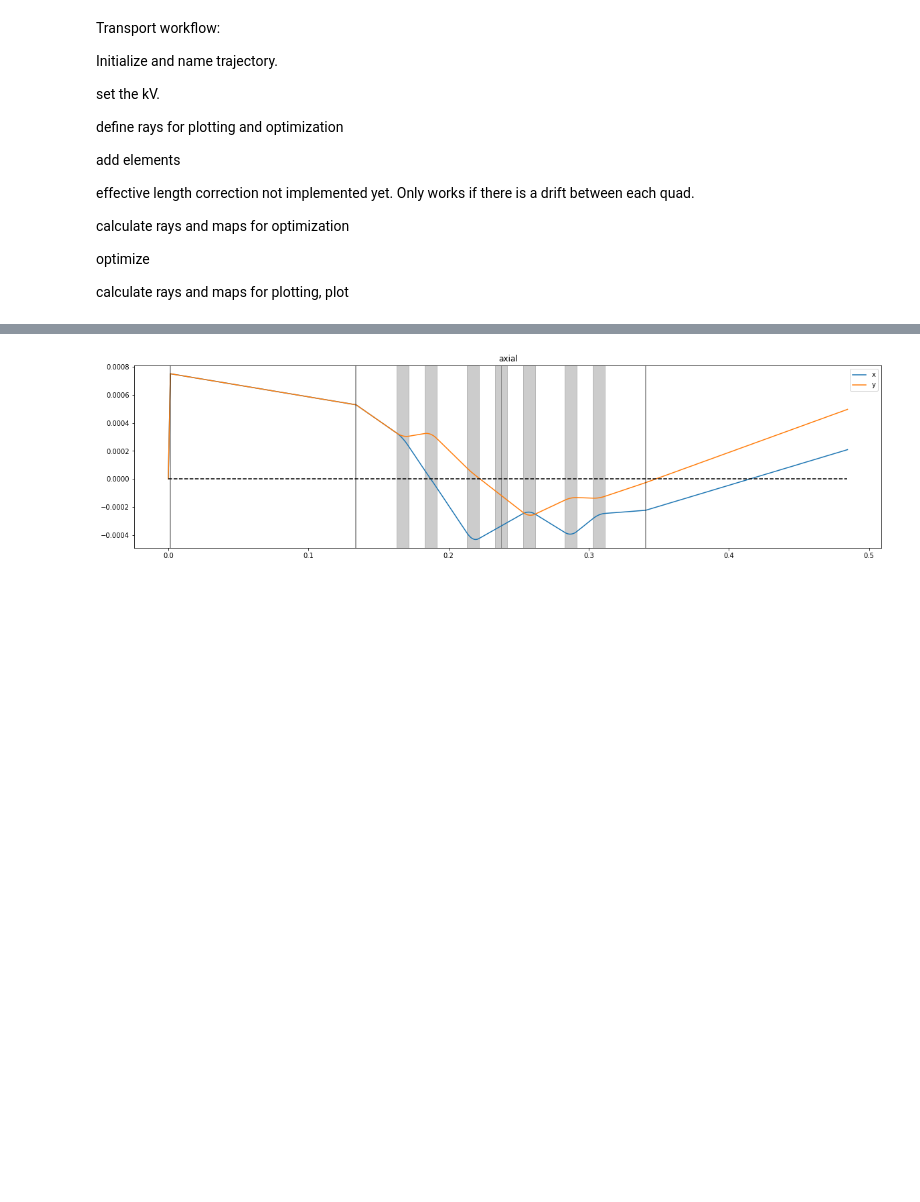
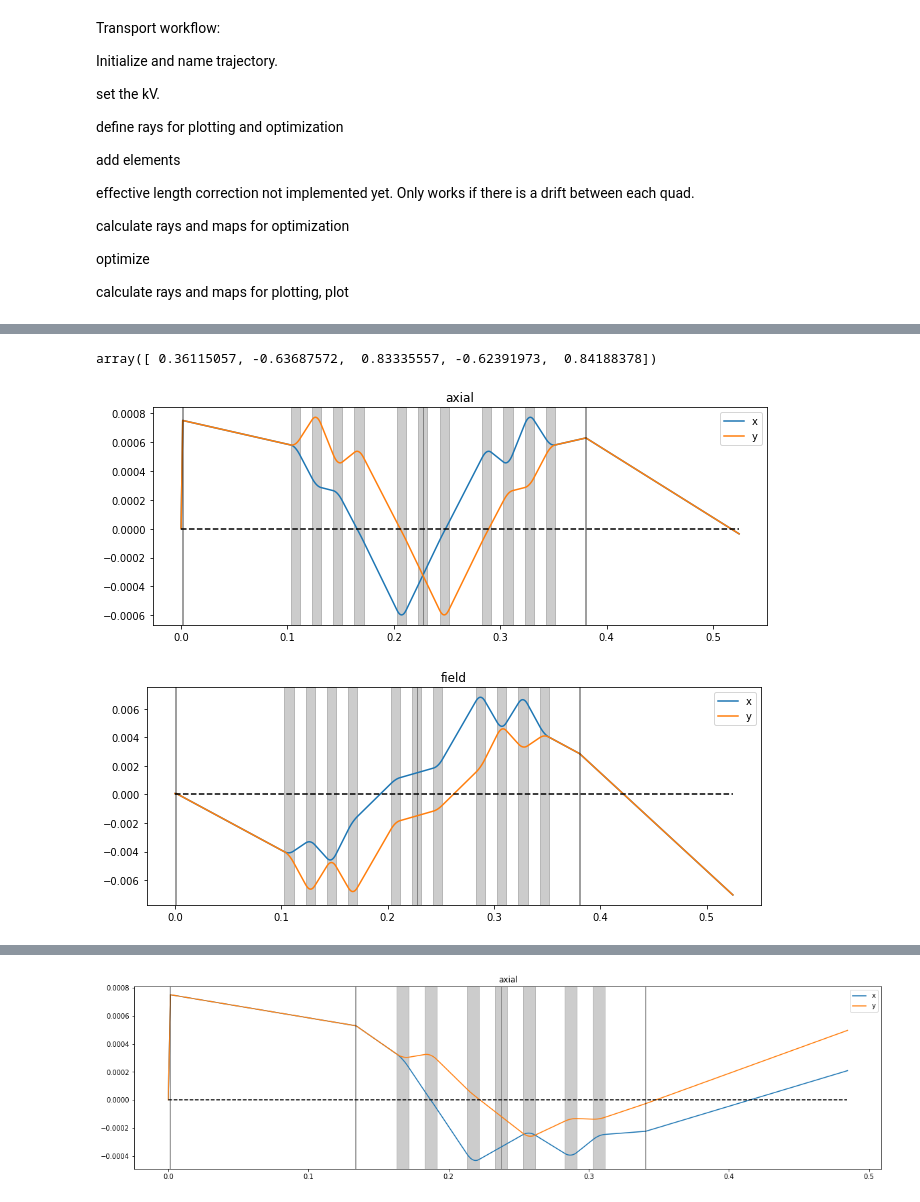
Before and after one commit to bentps/PythonTransport, a Jupyter notebook: PythonTransport.ipynb, the cells around one changed output, grey strips where cells are left out. Saved outputs shown, nothing was run; the diff lists cells and outputs as text; code cells hidden in the pictures; blank space fills up the shorter version.

Commit message:
Niklas approved 11quad design!

```diff
--- a/PythonTransport.ipynb
+++ b/PythonTransport.ipynb
@@ -468,0 +624,12 @@ class Transport:
+# %%
+sol = traj_11quad.fit_11quad(['quad10', 'quad9', 'quad8', 'quad7', 'quad6'], ['quad0', 'quad1', 'quad2', 'quad3', 'quad4'])
+
+# sol = traj_11quad.fit_quad_point_to_point(['quad2', 'quad1', 'quad0'])
+
+traj_11quad.plot()
+
+sol
+# %% [output]
+array([ 0.36115057, -0.63687572,  0.83335557, -0.62391973,  0.84188378])
+[figure, added]
+[figure, added]
```
Also changed, not shown: parts of 4 cells of this notebook.
